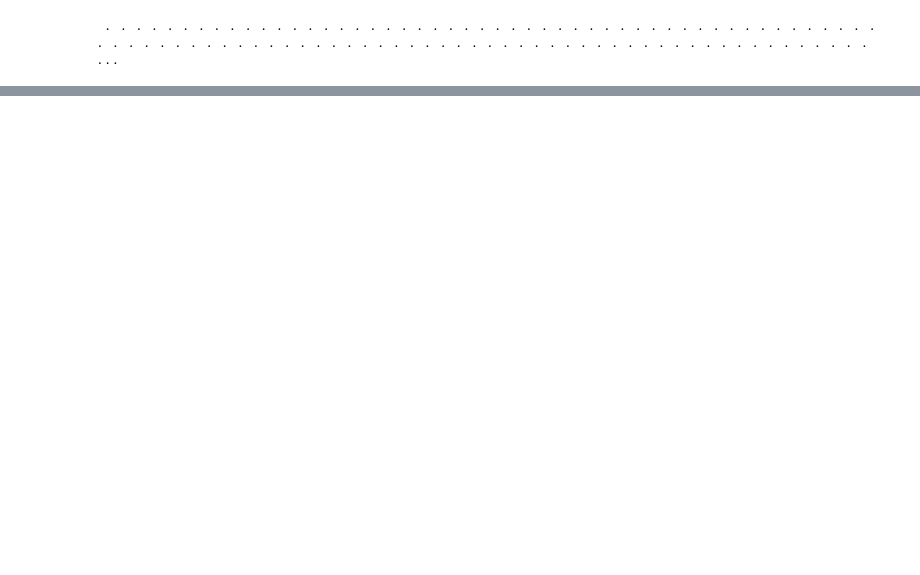
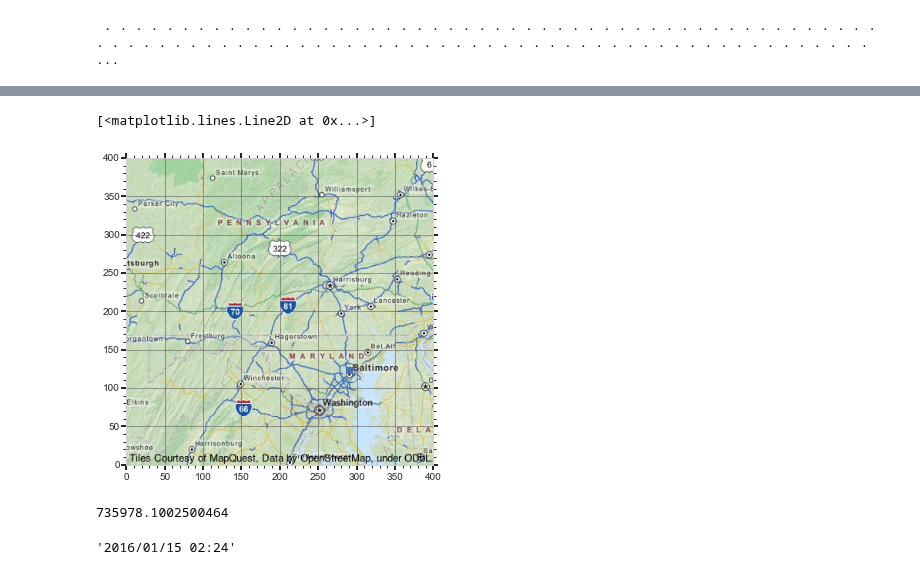
Before and after one commit to ajmendez/explore, a Jupyter notebook: aviation/snow_movie.ipynb, the cells around one changed output, grey strips where cells are left out. Drawn from its saved outputs; the diff is of its cells as text; code cells hidden in the pictures; blank space fills up the shorter version.

```diff
--- a/aviation/snow_movie.ipynb
+++ b/aviation/snow_movie.ipynb
@@ -115,0 +161,2 @@ _movie()
+# %%
+img = pylab.imread(pname)
@@ -115,0 +165,8 @@ _movie()
+# %%
+setup(xr=[0,400], yr=[0,400], aspect='equal')
+pylab.imshow(np.flipud(img), origin='lower', )
+# pylab.plot(tmp.x, tmp.y, '.')
+pylab.plot([289.71111111],[123.62788632],marker='s')
+# %% [output]
+[<matplotlib.lines.Line2D at 0x...>]
+[figure, added]
@@ -115,0 +178,9 @@ _movie()
+# %%
+start_date = date2num(parser.parse('{} {}'.format(clean['date'][0], clean['time'][0])))
+start_date
+# %% [output]
+735978.1002500464
+# %%
+'{:%Y/%m/%d %H:%M}'.format(num2date(start_date))
+# %% [output]
+'2016/01/15 02:24'
```
Also changed, not shown: parts of 10 cells of this notebook, 1 other file.
